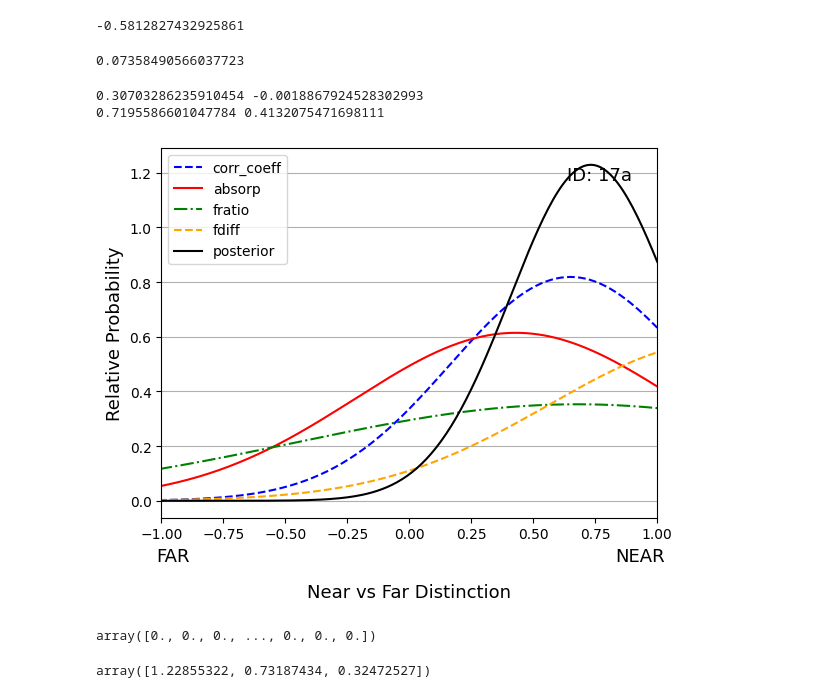
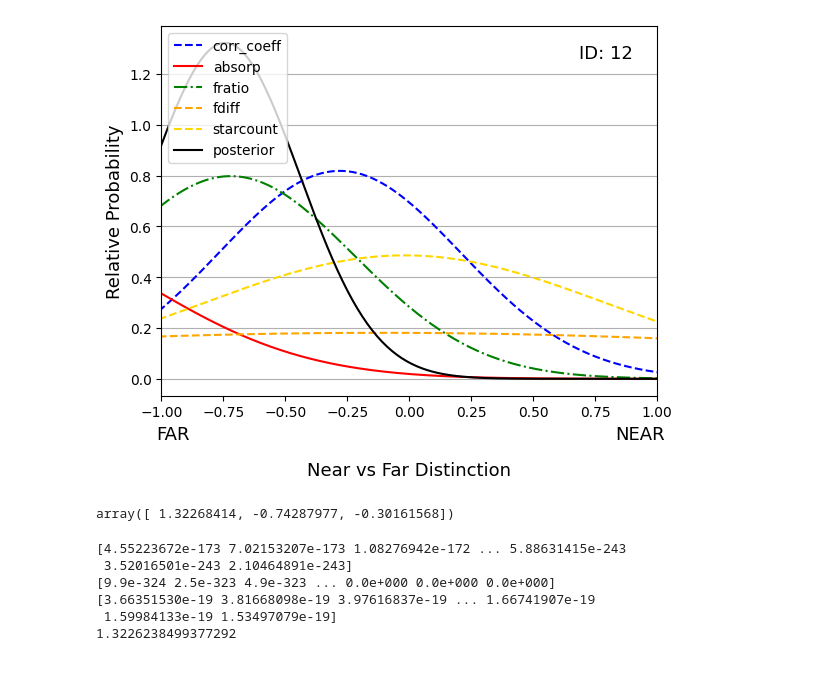
Before and after one commit to danilipman/cmz_synth, a Jupyter notebook: PPDFs.ipynb, the cells around one changed output. Cells and saved outputs as stored; diff of their text form; code cells hidden in the pictures; blank space fills up the shorter version.

```diff
--- a/PPDFs.ipynb
+++ b/PPDFs.ipynb
@@ -29,6 +29,8 @@ from collections import OrderedDict
 # %%
 tab = Table.read("/Users/danilipman/Documents/Research/UConn/CMZ_SYNTH/synth_table.tex")
 #absorp_tab = Table.read('../3D_CMZ/LBV_plots_stuff/absorption_table_merged.tex')
+starcount_tab = Table.read("/Users/danilipman/Documents/Research/UConn/CMZ_SYNTH/starcounts_tab.tex")
+
 
 cat_index = tab['leaf_id']
 cloud_name = tab['cloud_name']
@@ -38,3 +40,5 @@ fdiff_stdv = tab['flux_diff_stdv']
 flux_ratio = tab['flux_ratio']
 fratio_stdv = tab['flux_ratio_stdv']
 absorp_value = tab['absorp_value']
+starcount_ratio = starcount_tab['counts_ratio_from_avg']
+starcount_ratio_stdv = starcount_tab['counts_ratio_stdv']
@@ -96,20 +144,3 @@ for i in range(len(cat_index)):
-# %%
-
-
-(2. * ((np.nanmin(flux_diff) - np.nanmin(flux_diff)) / (np.nanmax(flux_diff) - np.nanmin(flux_diff))) - 1.)-fdiff_cn
-# %% [output]
--0.5812827432925861
-# %%
-z = 2. * ((0.66 - np.nanmin(flux_ratio)) / (np.nanmax(flux_ratio) - np.nanmin(flux_ratio))) - 1.
--(z-fratio_cn)
-# %% [output]
-0.07358490566037723
-# %%
-print(flux_diff_normed[19], flux_ratio_normed[19])
-print(flux_diff_normed[20], flux_ratio_normed[20])
-# %% [output]
-0.30703286235910454 -0.0018867924528302993
-0.7195586601047784 0.4132075471698111
 # %%
 def corr_coeff_gauss_dist(x, mu):
     if np.isnan(mu)==True:
@@ -149,6 +180,13 @@ def absorp_gauss_dist(x, mu):
 
     return     exp
 
+def starcount_gauss_dist(x, mu, sigma):
+    sigma=abs(sigma)
+    #factor = 1./( sigma * np.sqrt(2*np.pi))
+    exp = np.exp(- (x - mu)**2 / (2.* (sigma**2 )))
+
+    return      exp
+
 
 def gaussian(x, A, mu, sigma):
     return A * np.exp(- (x - mu)**2 / (2.* (sigma**2 )))
@@ -187,6 +225,10 @@ class ppdf:
         fdiff_dist  /=  fdiff_norm
         self.fdiff = fdiff_dist
 
+        starcount_dist = starcount_gauss_dist(x, starcounts_normed[cat_id],starcounts_stdv_normed[cat_id] )
+        starcount_norm = integrate.quad(starcount_gauss_dist, -np.inf,np.inf, args=(starcounts_normed[cat_id],starcounts_stdv_normed[cat_id]))[0]
+        starcount_dist  /=  starcount_norm
+        self.starcount = starcount_dist
 
         ### Calculate the posterior PDF
 
@@ -199,10 +241,11 @@ class ppdf:
 
             if i[0]=='corr_coeff': i_weighted = i[1]*(1./3.)
             if i[0]=='absorp': i_weighted = i[1]*(1./3.)
-            if i[0]=='fratio': i_weighted = i[1]*(1./6.)
-            if i[0]=='fdiff': i_weighted = i[1]*(1./6.)
+            if i[0]=='fratio': i_weighted = i[1]*(1./9.)
+            if i[0]=='fdiff': i_weighted = i[1]*(1./9.)
+            if i[0]=='starcounts': i_weighted = i[1]*(1./9.)
 
-            total_pdf *= i[1]
+            total_pdf *= i_weighted
 
         total_norm  = integrate.trapezoid(total_pdf, x)
         total_pdf /= total_norm
@@ -218,6 +261,7 @@ def plotting_color_label(key):
     if key == 'absorp': return 'red'
     if key == 'fratio': return 'green'
     if key == 'fdiff': return 'orange'
+    if key == 'starcount': return 'gold'
     if key == 'posterior': return 'black'
 
 def plotting_linestyles(key):
@@ -225,6 +269,7 @@ def plotting_linestyles(key):
     if key == 'absorp': return '-'
     if key == 'fratio': return '-.'
     if key == 'fdiff': return '--'
+    if key == 'starcount': return '--'
     if key == 'posterior': return '-'
 
 
@@ -259,11 +304,8 @@ def plot_pdf(cloud_id, pdfvar):
 
     return
 # %%
-pdfvec=ppdf('17a')
-plot_pdf('17a',pdfvec)
+cloudd = '12'
+pdfvec=ppdf(cloudd)
+plot_pdf(cloudd,pdfvec)
 # %% [output]
-[figure, old version]
+[figure, new version]
-# %%
-pdfvec.posterior
-# %% [output]
-array([0., 0., 0., ..., 0., 0., 0.])
@@ -272,4 +311,0 @@ parameters, covariance = curve_fit(gaussian, x, pdfvec.posterior)
-# %%
-parameters
-# %% [output]
-array([1.22855322, 0.73187434, 0.32472527])
@@ -275,0 +314,18 @@ array([1.22855322, 0.73187434, 0.32472527])
+# %%
+parameters, covariance = curve_fit(gaussian, x, pdfvec.posterior, p0 = [1, np.nanmean(pdfvec.posterior),
+                                                                        np.std(pdfvec.posterior)])
+parameters
+# %% [output]
+array([ 1.32268414, -0.74287977, -0.30161568])
+# %%
+print(pdfvec.absorp)
+print(pdfvec.fratio)
+print(pdfvec.fdiff)
+print(max(pdfvec.posterior))
+# %% [output]
+[4.55223672e-173 7.02153207e-173 1.08276942e-172 ... 5.88631415e-243
+ 3.52016501e-243 2.10464891e-243]
+[9.9e-324 2.5e-323 4.9e-323 ... 0.0e+000 0.0e+000 0.0e+000]
+[3.66351530e-19 3.81668098e-19 3.97616837e-19 ... 1.66741907e-19
+ 1.59984133e-19 1.53497079e-19]
+1.3226238499377292
```
Also changed, not shown: parts of 15 cells of this notebook, 11 other files.
